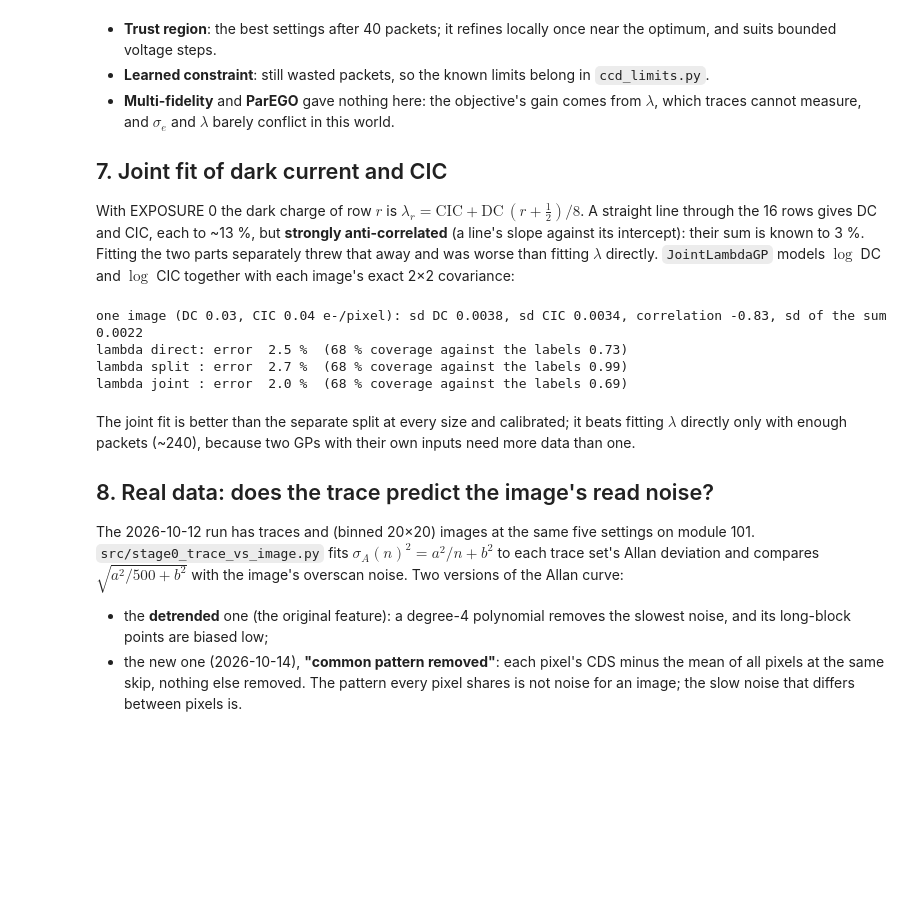
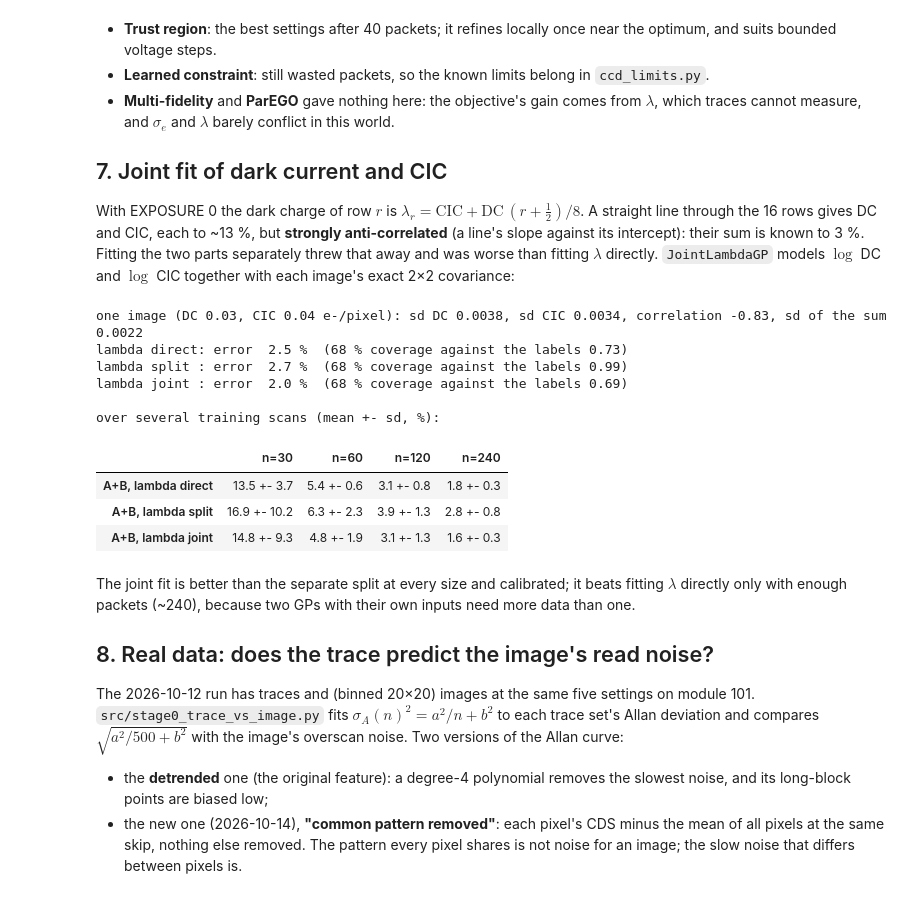
Before and after one commit to Dylan-Rosenmerkel/ccd_opt_ml, a Jupyter notebook: notebooks/ml_remaining_models.ipynb, the cells around one changed output. Saved outputs shown, nothing was run; the diff lists cells and outputs as text; code cells hidden in the pictures; blank space fills up the shorter version.

```diff
--- a/notebooks/ml_remaining_models.ipynb
+++ b/notebooks/ml_remaining_models.ipynb
@@ -134,7 +134,7 @@ A Gaussian process on $z = (\text{encoder(curves)}, \theta, \text{state})$ with
 sure of itself (coverage ~0.1 in the benchmark). Live, frozen, 60 labeled packets:
 # %%
 tr, ctr = synthetic.make_dataset(60, seed=1)
-prep = st.StructuredPrep().fit(tr)
+prep = st.StructuredPrep(own_features=()).fit(tr)
 P_tr, P_te = prep.transform(tr, ctr), prep.transform(te, cte)
 C_tr, _ = inputs_for(tr, ctr, ("theta",), True, ALL_CURVES, log_frequency_spectra=True)
 dkl = deep.DeepKernelGP(pre, finetune=False, steps=150).fit({"curves": C_tr["curves"], "x": P_tr["x"], "amp": P_tr["amp"]}, data.make_targets(tr)[0])
@@ -242,24 +242,30 @@ $\log$ DC and $\log$ CIC together with each image's exact 2×2 covariance:
 # %%
 cov = st.line_fit_covariance(np.array([0.03]), np.array([0.04]))[0]
 print("one image (DC 0.03, CIC 0.04 e-/pixel): sd DC %.4f, sd CIC %.4f, correlation %.2f, sd of the sum %.4f"
       % (np.sqrt(cov[0, 0]), np.sqrt(cov[1, 1]), cov[0, 1] / np.sqrt(cov[0, 0] * cov[1, 1]), np.sqrt(cov.sum())))
 kw = {"image_only_noise": True, "per_row_lambda": True}
 tr3, c3 = synthetic.make_dataset(120, seed=1, **kw); te3, ct3 = synthetic.make_dataset(150, seed=99, **kw)
-prep3 = st.StructuredPrep().fit(tr3); X3, Xt3 = prep3.transform(tr3, c3), prep3.transform(te3, ct3)
+prep3 = st.StructuredPrep(own_features=()).fit(tr3); X3, Xt3 = prep3.transform(tr3, c3), prep3.transform(te3, ct3)
 for lm in ("direct", "split", "joint"):
     m, s = st.PhysicsStructured("hier", lambda_model=lm).fit(X3, data.make_targets(tr3)[0], st.component_targets(tr3)).predict(Xt3)
     sc = evaluate.scores(truth(te3), m, s, TARGETS)
     print(f"lambda {lm:6s}: error {100 * sc['lambda']['rel_error']:4.1f} %  (68 % coverage against the labels "
           f"{np.mean(np.abs(m[:, 1] - data.make_targets(te3)[0][:, 1]) <= s[:, 1]):.2f})")
 L = load("seeds_summary_lambda.json")
 if L and "lambda" in L:
     print("\nover several training scans (mean +- sd, %):")
     display(pd.DataFrame({k: {lab: f"{e['lambda'][0]:.1f} +- {e['lambda'][1]:.1f}" for lab, e in v.items()} for k, v in L["lambda"].items()}))
 # %% [output]
 one image (DC 0.03, CIC 0.04 e-/pixel): sd DC 0.0038, sd CIC 0.0034, correlation -0.83, sd of the sum 0.0022
 lambda direct: error  2.5 %  (68 % coverage against the labels 0.73)
 lambda split : error  2.7 %  (68 % coverage against the labels 0.99)
 lambda joint : error  2.0 %  (68 % coverage against the labels 0.69)
+
+over several training scans (mean +- sd, %):
+|  | n=30 | n=60 | n=120 | n=240 |
+| A+B, lambda direct | 13.5 +- 3.7 | 5.4 +- 0.6 | 3.1 +- 0.8 | 1.8 +- 0.3 |
+| A+B, lambda split | 16.9 +- 10.2 | 6.3 +- 2.3 | 3.9 +- 1.3 | 2.8 +- 0.8 |
+| A+B, lambda joint | 14.8 +- 9.3 | 4.8 +- 1.9 | 3.1 +- 1.3 | 1.6 +- 0.3 |
 # %% [markdown]
 The joint fit is better than the separate split at every size and calibrated; it beats fitting $\lambda$ directly only with enough
 packets (~240), because two GPs with their own inputs need more data than one.
```
Also changed, not shown: parts of 7 cells of this notebook, 2 other files.
